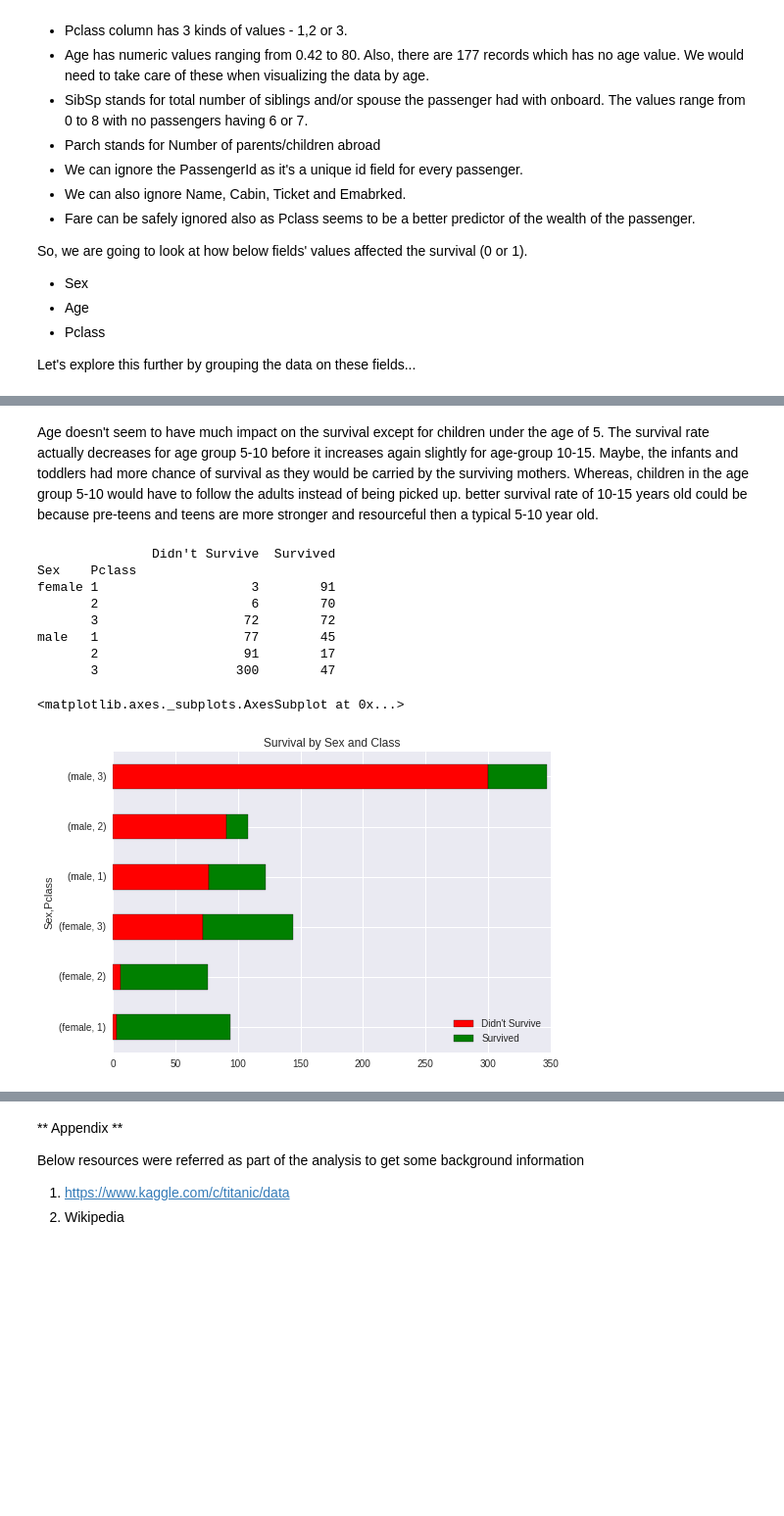
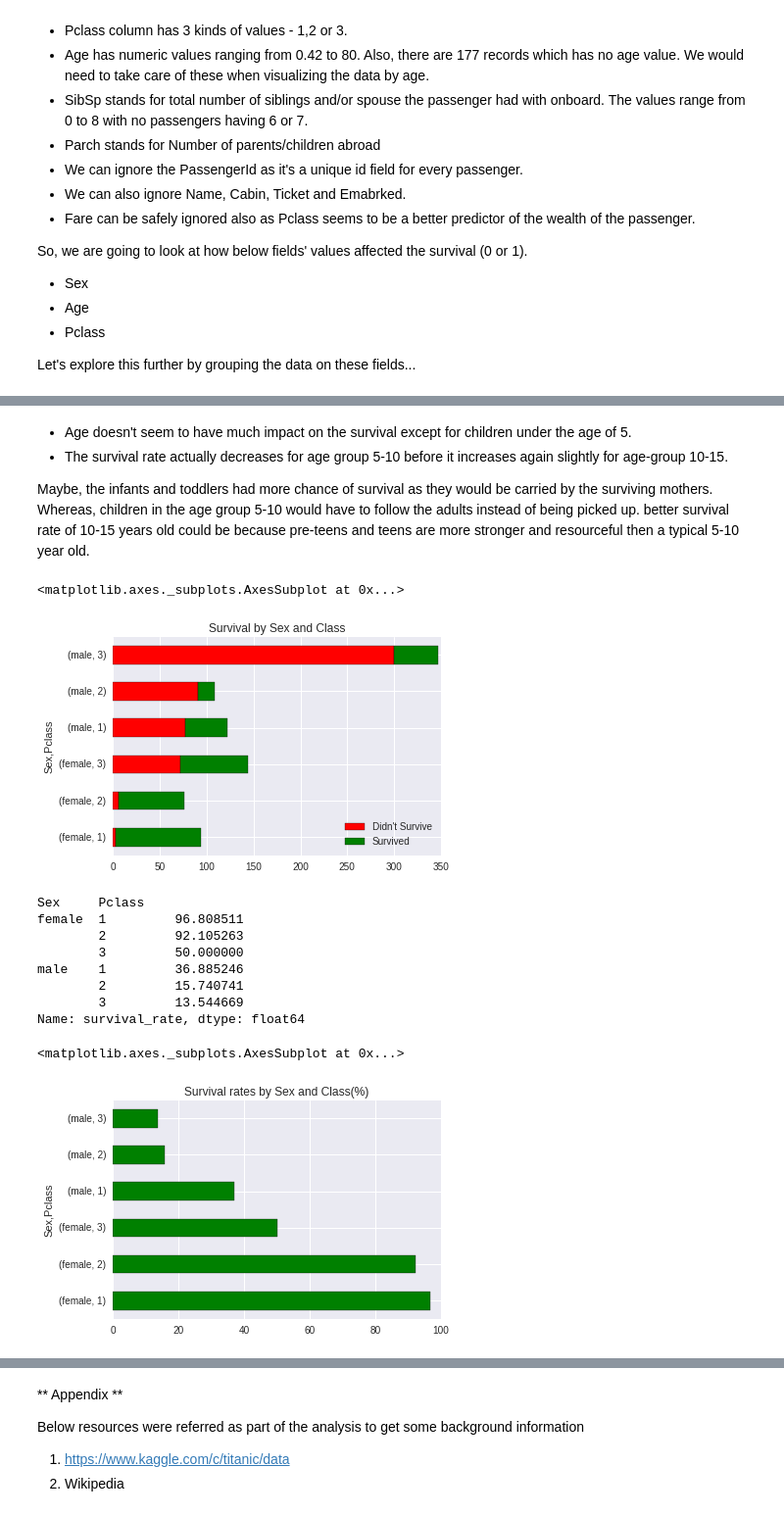
Before and after one commit to harish-garg/Udacity-Data-Analyst-Nanodegree-Project-Submissions, a Jupyter notebook: Project2_Investigate_a_Dataset/titanic_dataset_analysis.ipynb, the cells around one changed output, grey strips where cells are left out. Shown: that part at 98% size. Saved outputs shown, nothing was run; the diff lists cells and outputs as text; code cells hidden in the pictures; blank space fills up the shorter version.

Commit message:
commiting changes to tianic analysis notebook before submitting to udacity

```diff
--- a/Project2_Investigate_a_Dataset/titanic_dataset_analysis.ipynb
+++ b/Project2_Investigate_a_Dataset/titanic_dataset_analysis.ipynb
@@ -199,20 +229,32 @@ age_group
 # %% [markdown]
-Age doesn't seem to have much impact on the survival except for children under the age of 5. The survival rate actually decreases for age group 5-10 before it increases again slightly for age-group 10-15. Maybe, the infants and toddlers had more chance of survival as they would be carried by the surviving mothers. Whereas, children in the age group 5-10 would have to follow the adults instead of being picked up. better survival rate of 10-15 years old could be because pre-teens and teens are more stronger and resourceful then a typical 5-10 year old.
+* Age doesn't seem to have much impact on the survival except for children under the age of 5.
+* The survival rate actually decreases for age group 5-10 before it increases again slightly for age-group 10-15.
+
+Maybe, the infants and toddlers had more chance of survival as they would be carried by the surviving mothers. Whereas, children in the age group 5-10 would have to follow the adults instead of being picked up. better survival rate of 10-15 years old could be because pre-teens and teens are more stronger and resourceful then a typical 5-10 year old.
 # %%
 # Group by both sex and class
 grouping_by_sexnclass = titanic_df[['Sex', 'Pclass', 'Survived']].groupby(['Sex', 'Pclass', 'Survived']).size()
 grouping_by_sexnclass = grouping_by_sexnclass.unstack()
 grouping_by_sexnclass.columns = ["Didn't Survive", 'Survived']
-print grouping_by_sexnclass
 grouping_by_sexnclass.plot.barh(stacked=True, title="Survival by Sex and Class", color=('r', 'g'))
 # %% [output]
-               Didn't Survive  Survived
-Sex    Pclass
-female 1                    3        91
-       2                    6        70
-       3                   72        72
-male   1                   77        45
-       2                   91        17
-       3                  300        47
+<matplotlib.axes._subplots.AxesSubplot at 0x...>
-<matplotlib.axes._subplots.AxesSubplot at 0x...>
-[figure, old version]
+[figure, new version]
+# %%
+# Let's calculate the survival rates by class and Sex.
+grouping_by_sexnclass["survival_rate"] = grouping_by_sexnclass["Survived"] * 100.0 \
+                                          / (grouping_by_sexnclass["Didn't Survive"] +
+                                             grouping_by_sexnclass["Survived"])
+print grouping_by_sexnclass['survival_rate']
+grouping_by_sexnclass['survival_rate'].plot.barh(title="Survival rates by Sex and Class(%)", color=('g'))
+# %% [output]
+Sex     Pclass
+female  1         96.808511
+        2         92.105263
+        3         50.000000
+male    1         36.885246
+        2         15.740741
+        3         13.544669
+Name: survival_rate, dtype: float64
+<matplotlib.axes._subplots.AxesSubplot at 0x...>
+[figure, added]
```
Also changed, not shown: parts of 12 cells of this notebook, 1 other file.
